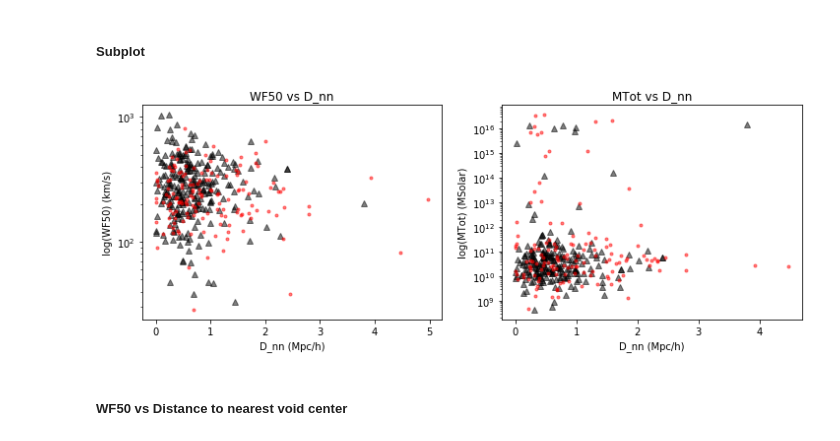
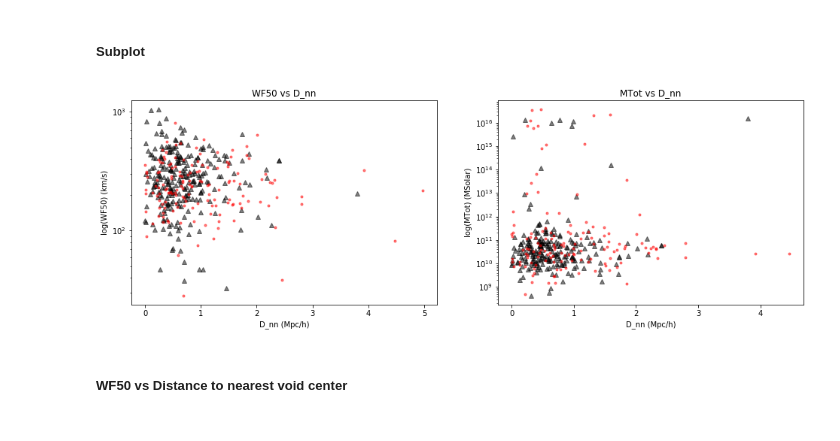
Before and after one commit to usiam/Summer-20_Galactic-Rotation-Curves-And-Dark-Matter, a Jupyter notebook: 11. Nearest_distance_plots.ipynb, the cells around one changed output. Cells and saved outputs as stored; diff of their text form; code cells hidden in the pictures.

```diff
--- a/11. Nearest_distance_plots.ipynb
+++ b/11. Nearest_distance_plots.ipynb
@@ -10,7 +10,7 @@ from scipy.optimize import curve_fit
 # %% [markdown]
 ### Data
 # %%
-mangaHIall = Table.read('input/mangaHIall_dnn.txt', format = 'ascii.commented_header')
+mangaHIall = Table.read('input/mangaHIall_nearestDistances.txt', format = 'ascii.commented_header')
 # %% [markdown]
 ## Separating walls and voids into separate tables
 # %%
@@ -48,27 +48,29 @@ voids_dnn_MTot = voids_data_Mtot['d_nn']
 # %% [markdown]
 ##### Subplot
 # %%
-fig, axs = plt.subplots(1,2, figsize=(12,4))
+fig, axs = plt.subplots(1,2, figsize=(16,5))
 axs[0].semilogy(walls_dnn_WF50, walls_WF50, '^', color = 'black', label = 'Walls', alpha = 0.5)
 axs[0].semilogy(voids_dnn_WF50, voids_WF50, '.', color = 'red', label = 'Voids', alpha = 0.5)
 axs[0].set_title('WF50 vs D_nn')
 axs[0].set_ylabel('log(WF50) (km/s)')
+axs[0].set_xlabel('D_nn (Mpc/h)')
 
 axs[1].semilogy(walls_dnn_MTot, walls_MTot, '^', color = 'black', label = 'Walls', alpha = 0.5)
 axs[1].semilogy(voids_dnn_MTot, voids_MTot, '.',color = 'red', label = 'Voids', alpha = 0.5)
 axs[1].set_title('MTot vs D_nn')
 axs[1].set_ylabel('log(MTot) (MSolar)')
+axs[1].set_xlabel('D_nn (Mpc/h)')
 
-for ax in axs.flat:
-    ax.set(xlabel = 'D_nn (Mpc/h)')
+# for ax in axs.flat:
+#     ax.set(xlabel = 'D_nn (Mpc/h)')
 
 
 plt.savefig('plots/logWF50-D_nn_and_D_nn-normalized.jpeg', dpi=500, facecolor='w', edgecolor='w',
         orientation='portrait', format='jpeg', pad_inches=0.1)
 
 plt.show()
 # %% [output]
-[figure, old version]
+[figure, new version]
 # %% [markdown]
 ##### WF50 vs Distance to nearest void center
 # %%
```
Also changed, not shown: parts of 13 cells of this notebook.
